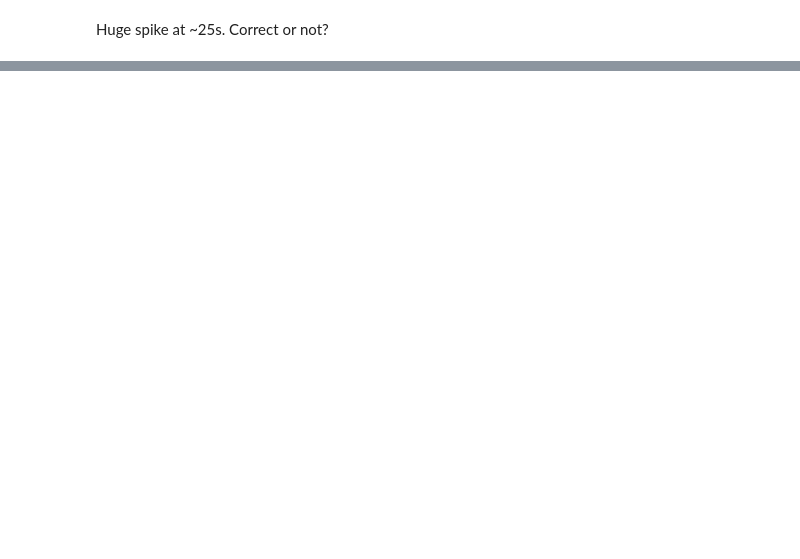
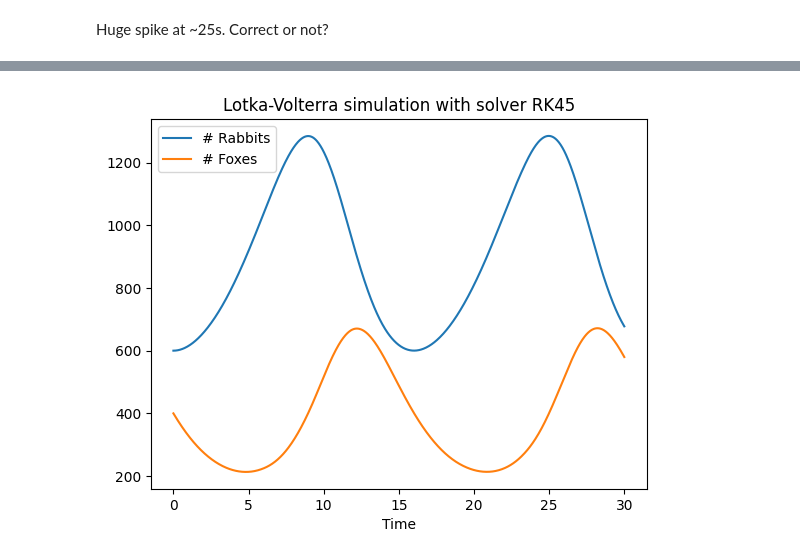
Before and after one commit to Emilwikk/Modsim-Labs, a Jupyter notebook: Simulate-and-plot.ipynb, the cells around one changed output, grey strips where cells are left out. Drawn from its saved outputs; the diff is of its cells as text; code cells hidden in the pictures; blank space fills up the shorter version.

Commit message:
Created phase plots and removed unnecessary plots

```diff
--- a/Simulate-and-plot.ipynb
+++ b/Simulate-and-plot.ipynb
@@ -496,0 +393,82 @@ Solver  Runtime [s]  Steps  Error  nfev/step
+# %%
+# Lotka-Volterra Plots
+
+# Time Series
+t_plot_LV = np.linspace(t_LV[0], t_LV[1], 1000)
+y_plot_LV = y_LV_RK45(t_plot) # Choose method here
+plt.figure()
+plt.title('Lotka-Volterra simulation with solver RK45')
+plt.plot(t_plot_LV, y_plot_LV[0,:],label='# Rabbits')
+plt.plot(t_plot_LV, y_plot_LV[1,:],label='# Foxes')
+plt.xlabel('Time')
+plt.legend()
+plt.show()
+
+# Phase Diagram
+plt.figure()
+plt.title("Lotka-Volterra simulation with solver RK45: Phase Space")
+plt.xlabel("# Rabbits")
+plt.ylabel("# Foxes")
+plt.plot(y_plot_LV[0,:], y_plot_LV[1,:])
+plt.show()
+
+# Belousov-Zhabotinsky Plots
+
+# Time Series
+t_plot_BZ = np.linspace(t_BZ[0], t_BZ[1], 1000)
+y_plot_BZ = y_BZ_RK45(t_plot_BZ)
+
+plt.figure()
+plt.title('Belousov-Zhabotinsky simulation with solver RK45')
+plt.plot(t_plot_BZ, y_plot_BZ[0,:],label='x1')
+plt.plot(t_plot_BZ, y_plot_BZ[1,:],label='x2')
+plt.plot(t_plot_BZ, y_plot_BZ[2,:],label='x3')
+plt.xlabel('Time')
+plt.legend()
+plt.show()
+
+# Phase Diagram
+fig = plt.figure()
+ax = fig.add_subplot(111, projection="3d")
+
+ax.plot(
+    y_plot_BZ[0,:],
+    y_plot_BZ[1,:],
+    y_plot_BZ[2,:]
+)
+ax.set_xlabel('x1')
+ax.set_ylabel('x2')
+ax.set_zlabel('x3')
+ax.set_title("Belousov-Zhabotisnky simulation with solver RK45: Phase Space")
+
+
+# Lorenz Plots
+
+# Time Series
+t_plot_Lorenz = np.linspace(t_BZ[0], t_BZ[1], 1000)
+y_plot_Lorenz = y_Lorenz_RK45(t_plot_Lorenz)
+
+plt.figure()
+plt.title('Lorenz simulation with solver RK45')
+plt.plot(t_plot_Lorenz, y_plot_Lorenz[0,:],label='x1')
+plt.plot(t_plot_Lorenz, y_plot_Lorenz[1,:],label='x2')
+plt.plot(t_plot_Lorenz, y_plot_Lorenz[2,:],label='x3')
+plt.xlabel('Time')
+plt.legend()
+plt.show()
+
+# Phase Diagram
+fig = plt.figure()
+ax = fig.add_subplot(111, projection="3d")
+
+ax.plot(
+    y_plot_Lorenz[0,:],
+    y_plot_Lorenz[1,:],
+    y_plot_Lorenz[2,:]
+)
+ax.set_xlabel('x1')
+ax.set_ylabel('x2')
+ax.set_zlabel('x3')
+ax.set_title("Lorenz simulation with solver RK45: Phase Space")
+# %% [output]
+[figure, added]
```
Also changed, not shown: parts of 4 cells of this notebook.
